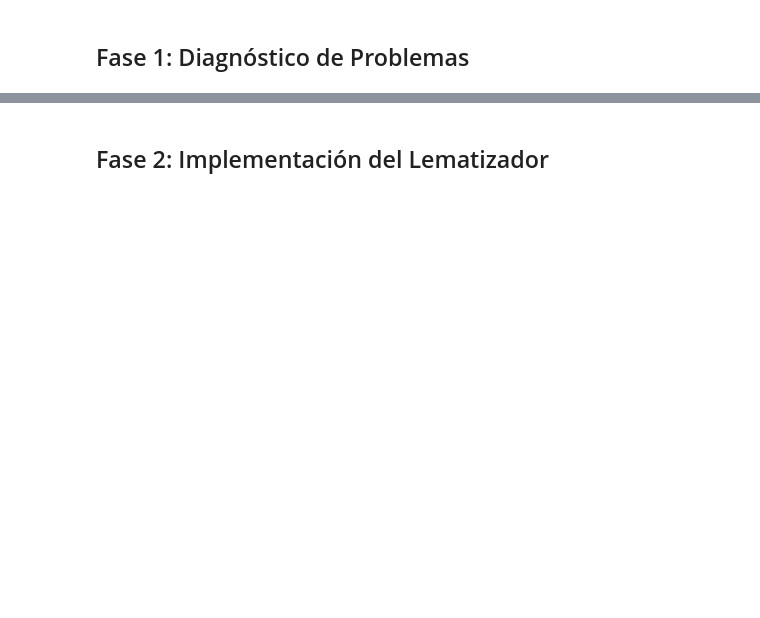
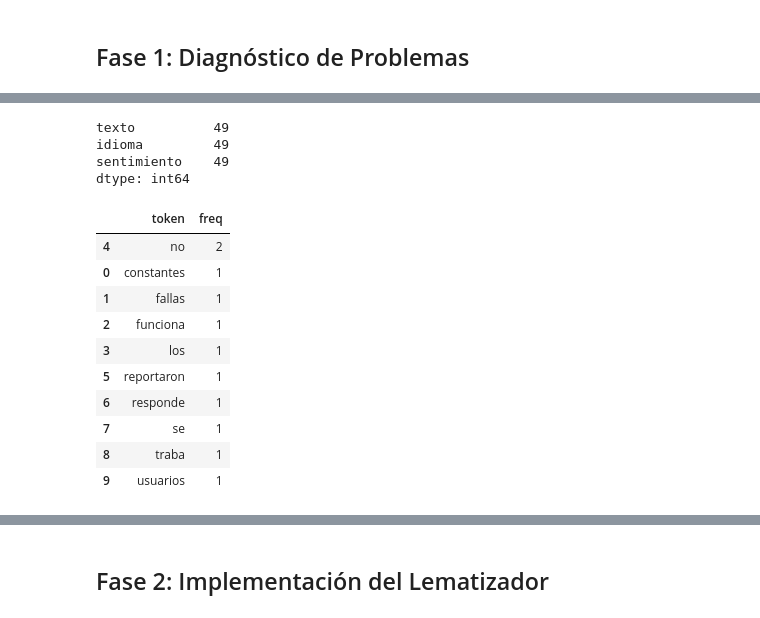
Before and after one commit to Alvaro-diez/Desarrollo-generativa, a Jupyter notebook: solutions/NLP/lemmatizacion/practica_lemmatizacion.ipynb, the cells around one changed output, grey strips where cells are left out. Drawn from its saved outputs; the diff is of its cells as text; code cells hidden in the pictures; blank space fills up the shorter version.

```diff
--- a/solutions/NLP/lemmatizacion/practica_lemmatizacion.ipynb
+++ b/solutions/NLP/lemmatizacion/practica_lemmatizacion.ipynb
@@ -14,8 +26,27 @@ df.head()
+# %%
+df.count()
+# %% [output]
+texto          49
+idioma         49
+sentimiento    49
+dtype: int64
 # %%
+vectorizer = CountVectorizer()
 
-from sklearn.feature_extraction.text import CountVectorizer
-
-vectorizer = CountVectorizer()
-X_counts = vectorizer.fit_transform(df["review_español"])  # suponiendo columna en español
+ej_critico = "Los usuarios reportaron fallas constantes: no funciona, se traba y no responde."
+# X_counts = vectorizer.fit_transform(df["texto"])  # columna de texto
+X_counts = vectorizer.fit_transform([ej_critico])
 token_freq = pd.DataFrame({'token': vectorizer.get_feature_names_out(), 'freq': X_counts.sum(axis=0).A1})
 token_freq.sort_values(by="freq", ascending=False).head(10)
+# %% [output]
+|  | token | freq |
+| 4 | no | 2 |
+| 0 | constantes | 1 |
+| 1 | fallas | 1 |
+| 2 | funciona | 1 |
+| 3 | los | 1 |
+| 5 | reportaron | 1 |
+| 6 | responde | 1 |
+| 7 | se | 1 |
+| 8 | traba | 1 |
+| 9 | usuarios | 1 |
```
Also changed, not shown: parts of 19 cells of this notebook, 2 other files.
